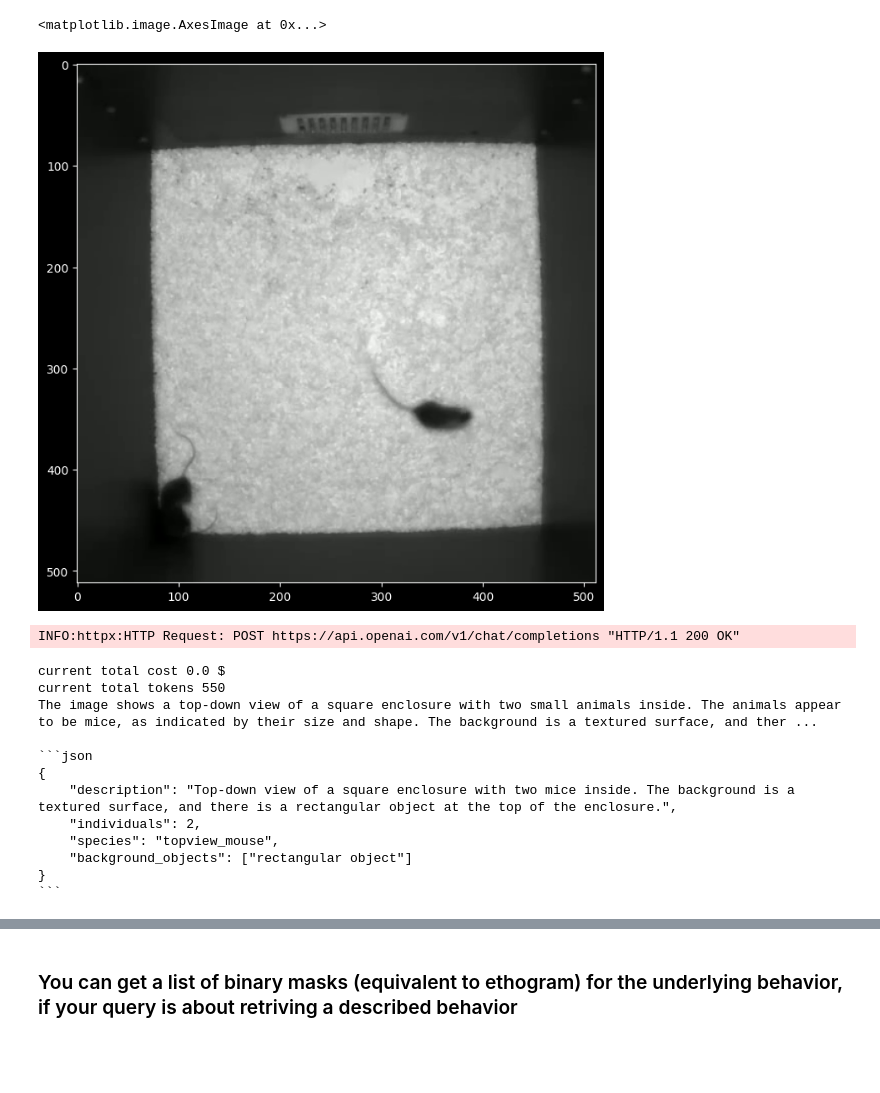
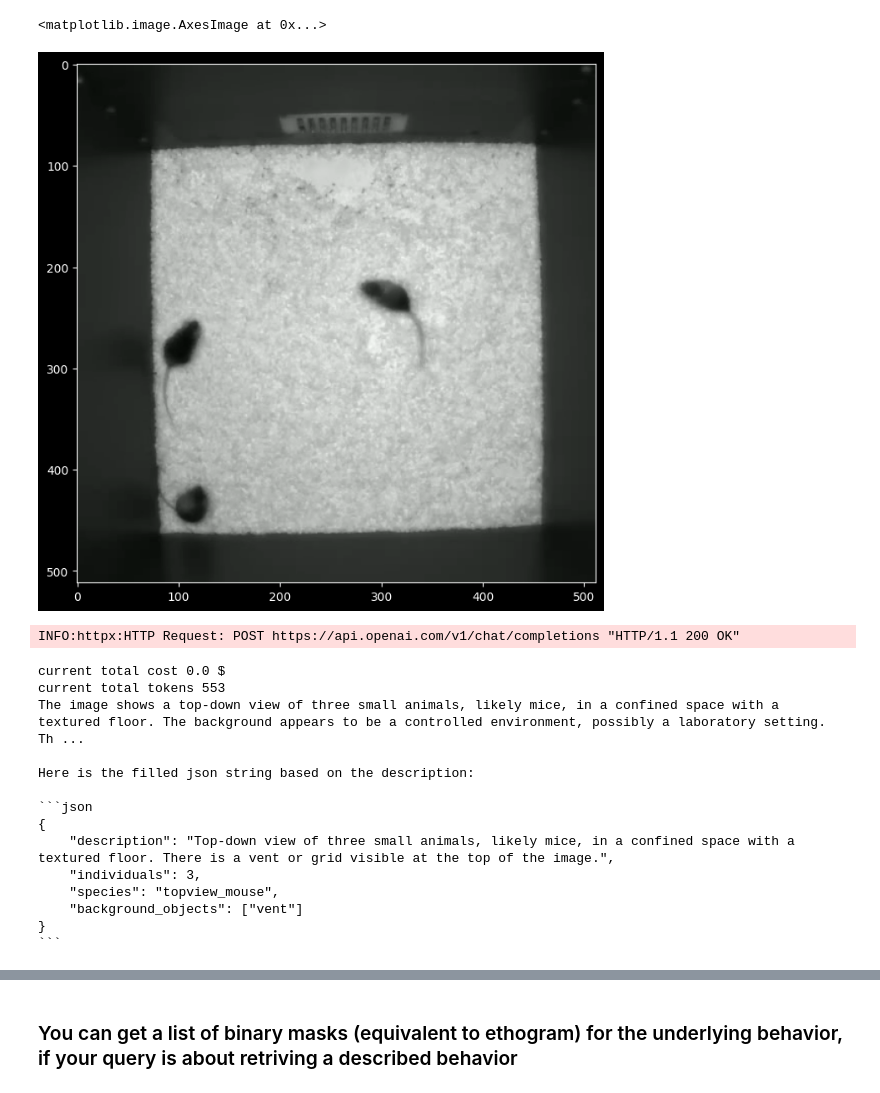
Before and after one commit to AdaptiveMotorControlLab/AmadeusGPT, a Jupyter notebook: notebooks/MABe_demo.ipynb, the cells around one changed output, grey strips where cells are left out. Saved outputs shown, nothing was run; the diff lists cells and outputs as text; code cells hidden in the pictures; blank space fills up the shorter version.

````diff
--- a/notebooks/MABe_demo.ipynb
+++ b/notebooks/MABe_demo.ipynb
@@ -11,48 +11,46 @@ from pathlib import Path
 import matplotlib.pyplot as plt
 import cv2
 # %%
-scene_frame_number = 100
 amadeus_root = Path(amadeusgpt.__file__).parent.parent
 config = Config(amadeus_root / "amadeusgpt/configs/MABe_template.yaml")
 
-config['video_info']['scene_frame_number'] = scene_frame_number
 config['keypoint_info']['keypoint_file_path'] = str(amadeus_root / config['keypoint_info']['keypoint_file_path'])
 config['video_info']['video_file_path'] = str(amadeus_root / config['video_info']['video_file_path'])
-
 video_path = config['video_info']['video_file_path']
-
 
 cap = cv2.VideoCapture(video_path)
 
 # Check if video opened successfully
 if not cap.isOpened():
     print("Error: Could not open video.")
 else:
     # Set the frame position
-    cap.set(cv2.CAP_PROP_POS_FRAMES, scene_frame_number)
+    cap.set(cv2.CAP_PROP_POS_FRAMES, config['video_info']['scene_frame_number'])
     # Read the frame
     ret, image = cap.read()
 
     image = cv2.cvtColor(image, cv2.COLOR_BGR2RGB)
 cap.release()
 plt.imshow(image)
 # %% [output]
 <matplotlib.image.AxesImage at 0x...>
-[figure, old version]
+[figure, new version]
 # %%
 amadeus = AMADEUS(config)
 # %% [output]
 INFO:httpx:HTTP Request: POST https://api.openai.com/v1/chat/completions "HTTP/1.1 200 OK"
 current total cost 0.0 $
-current total tokens 550
-The image shows a top-down view of a square enclosure with two small animals inside. The animals appear to be mice, as indicated by their size and shape. The background is a textured surface, and ther ...
+current total tokens 553
+The image shows a top-down view of three small animals, likely mice, in a confined space with a textured floor. The background appears to be a controlled environment, possibly a laboratory setting. Th ...
+
+Here is the filled json string based on the description:
 
 ```json
 {
-    "description": "Top-down view of a square enclosure with two mice inside. The background is a textured surface, and there is a rectangular object at the top of the enclosure.",
-    "individuals": 2,
+    "description": "Top-down view of three small animals, likely mice, in a confined space with a textured floor. There is a vent or grid visible at the top of the image.",
+    "individuals": 3,
     "species": "topview_mouse",
-    "background_objects": ["rectangular object"]
+    "background_objects": ["vent"]
 }
 ```
 # %%
````
Also changed, not shown: parts of 7 cells of this notebook, 2 other files.
